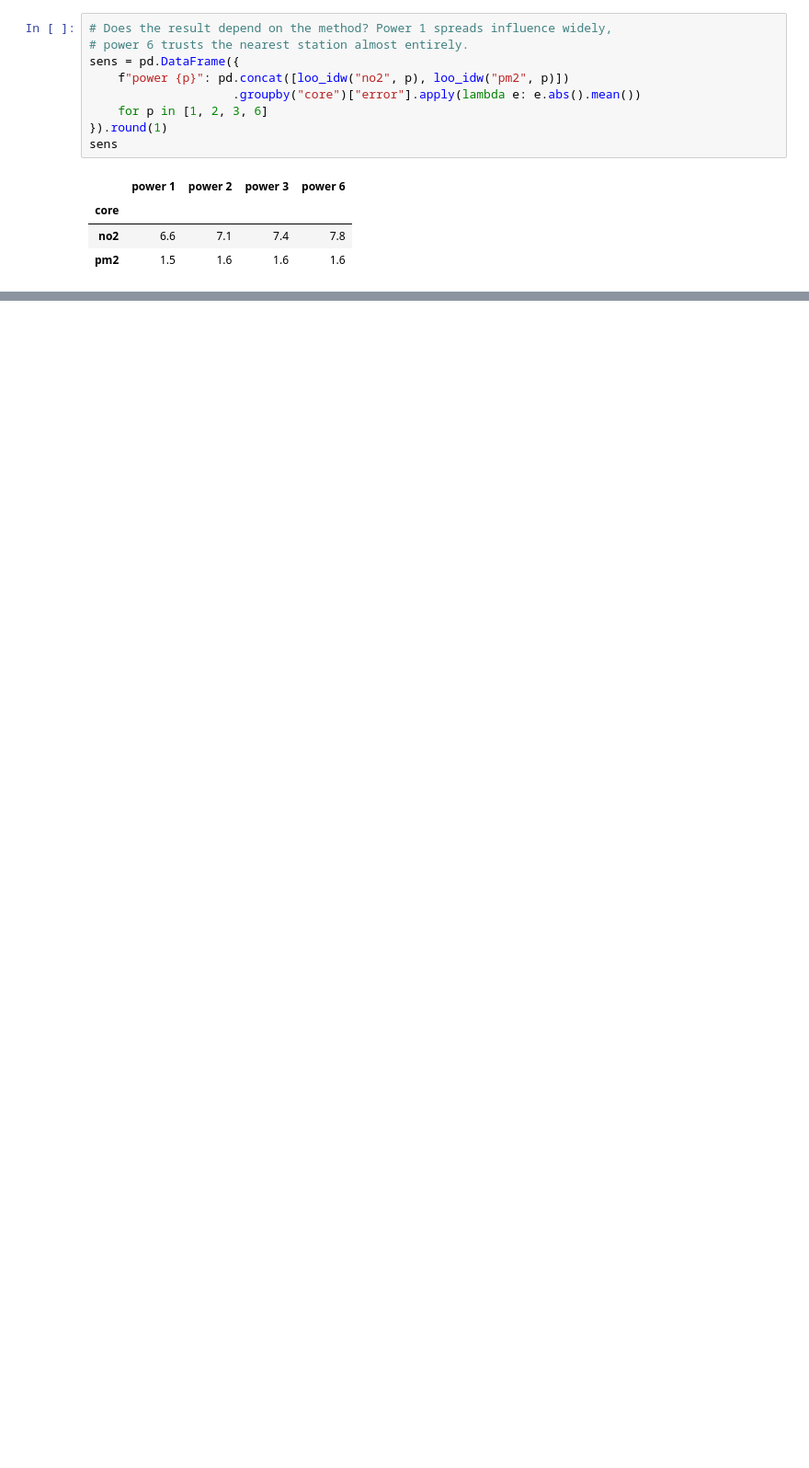
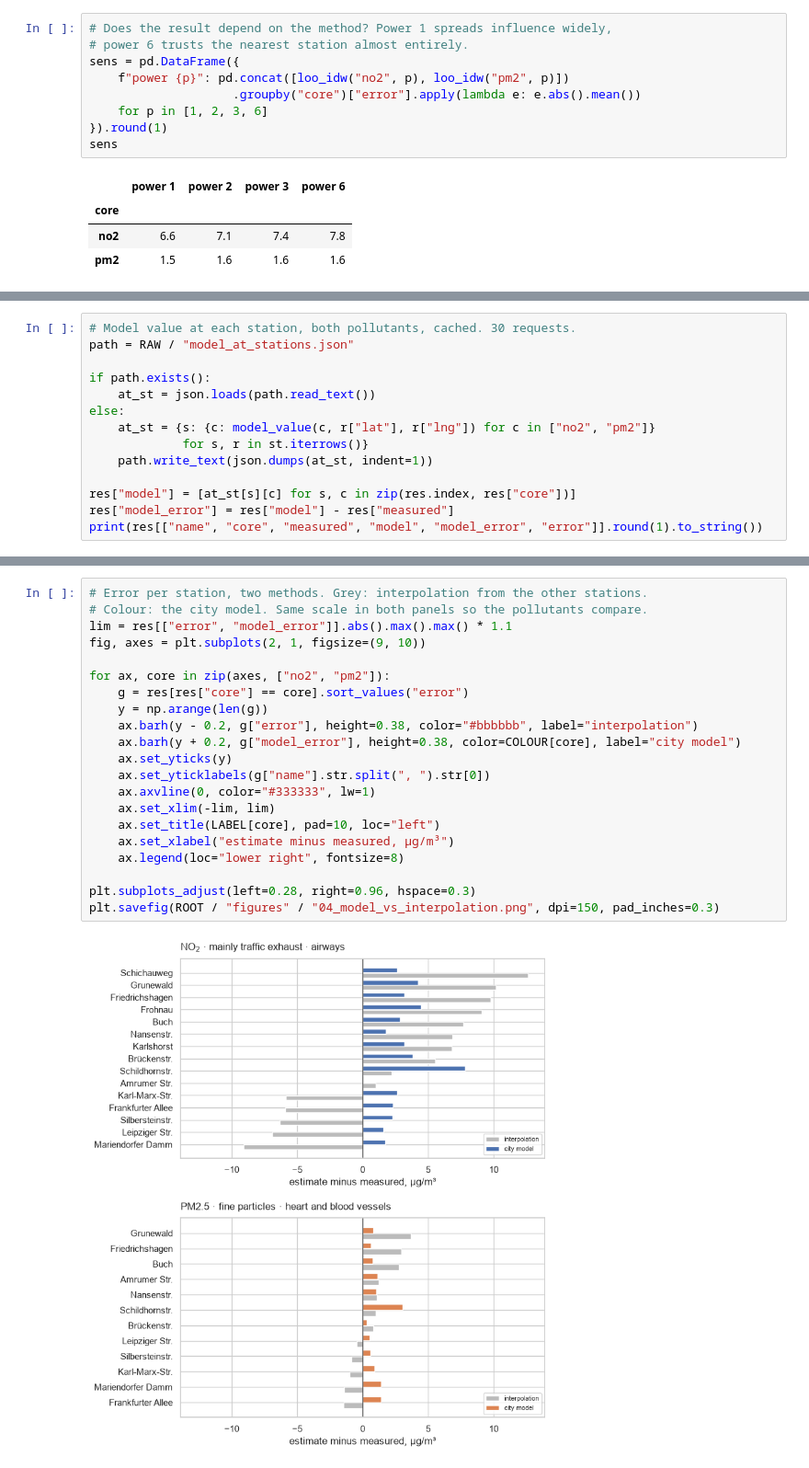
Before and after one commit to petrakuhnle/Air_Quality_Project, a Jupyter notebook: notebooks/04_spatial.ipynb, the cells around one changed output, grey strips where cells are left out. Shown at 92% size. Saved outputs shown, nothing was run; the diff lists cells and outputs as text; blank space fills up the shorter version.

Commit message:
04: add model error summary and findings

```diff
--- a/notebooks/04_spatial.ipynb
+++ b/notebooks/04_spatial.ipynb
@@ -520,0 +332,14 @@ a_pollutant_grid_avg_no2_2025
+# %%
+# Model value at each station, both pollutants, cached. 30 requests.
+path = RAW / "model_at_stations.json"
+
+if path.exists():
+    at_st = json.loads(path.read_text())
+else:
+    at_st = {s: {c: model_value(c, r["lat"], r["lng"]) for c in ["no2", "pm2"]}
+             for s, r in st.iterrows()}
+    path.write_text(json.dumps(at_st, indent=1))
+
+res["model"] = [at_st[s][c] for s, c in zip(res.index, res["core"])]
+res["model_error"] = res["model"] - res["measured"]
+print(res[["name", "core", "measured", "model", "model_error", "error"]].round(1).to_string())
@@ -520,0 +364,23 @@ a_pollutant_grid_avg_no2_2025
+# %%
+# Error per station, two methods. Grey: interpolation from the other stations.
+# Colour: the city model. Same scale in both panels so the pollutants compare.
+lim = res[["error", "model_error"]].abs().max().max() * 1.1
+fig, axes = plt.subplots(2, 1, figsize=(9, 10))
+
+for ax, core in zip(axes, ["no2", "pm2"]):
+    g = res[res["core"] == core].sort_values("error")
+    y = np.arange(len(g))
+    ax.barh(y - 0.2, g["error"], height=0.38, color="#bbbbbb", label="interpolation")
+    ax.barh(y + 0.2, g["model_error"], height=0.38, color=COLOUR[core], label="city model")
+    ax.set_yticks(y)
+    ax.set_yticklabels(g["name"].str.split(", ").str[0])
+    ax.axvline(0, color="#333333", lw=1)
+    ax.set_xlim(-lim, lim)
+    ax.set_title(LABEL[core], pad=10, loc="left")
+    ax.set_xlabel("estimate minus measured, µg/m³")
+    ax.legend(loc="lower right", fontsize=8)
+
+plt.subplots_adjust(left=0.28, right=0.96, hspace=0.3)
+plt.savefig(ROOT / "figures" / "04_model_vs_interpolation.png", dpi=150, pad_inches=0.3)
+# %% [output]
+[figure, added]
```
Also changed, not shown: parts of 17 cells of this notebook.
